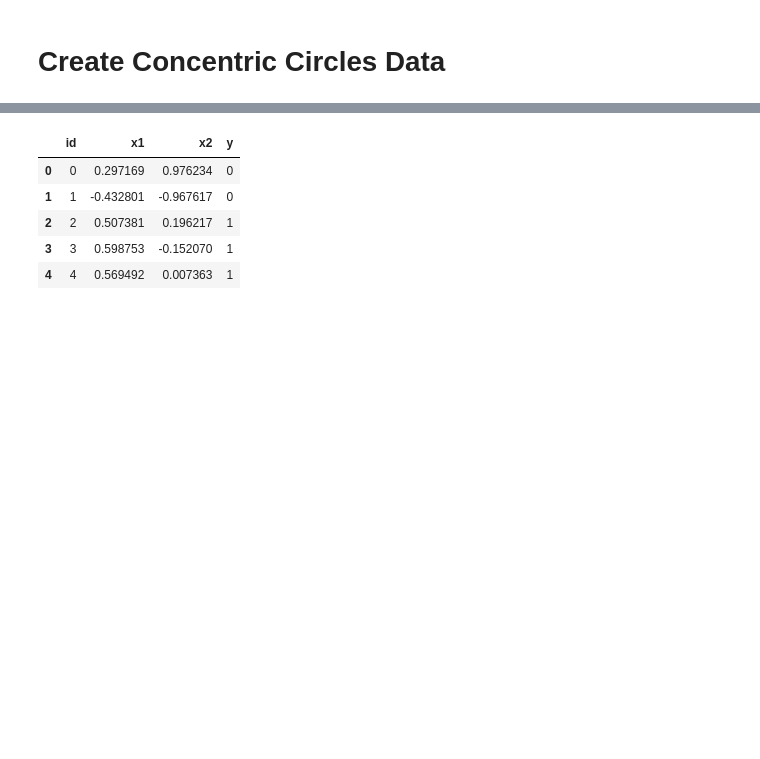
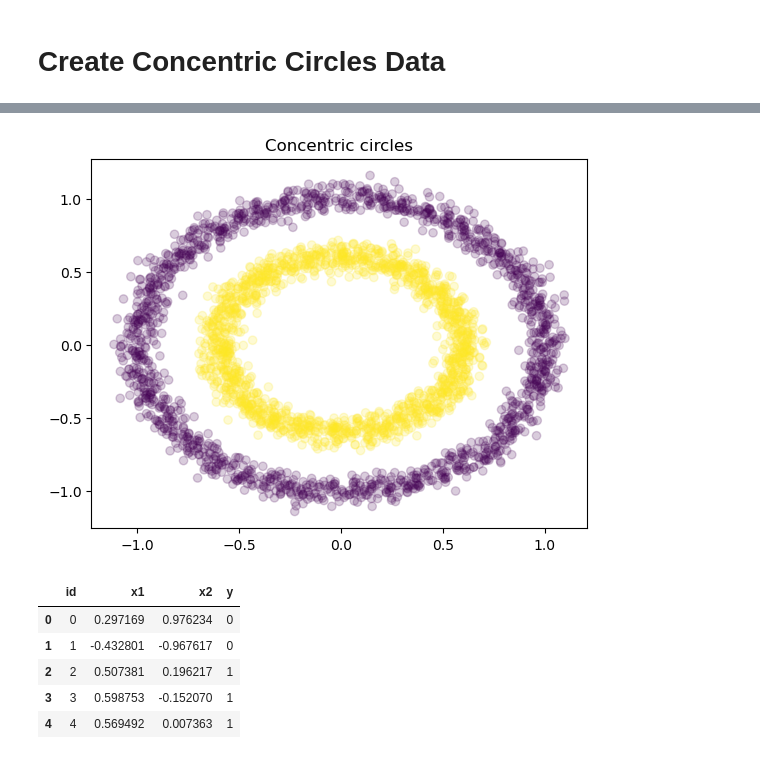
Before and after one commit to readytensor/rt-datasets-clustering, a Jupyter notebook: datasets/concentric_circles/prepare_concentric_circles_data.ipynb, the cells around one changed output, grey strips where cells are left out. Saved outputs shown, nothing was run; the diff lists cells and outputs as text; code cells hidden in the pictures; blank space fills up the shorter version.

Commit message:
add chart for concentric circles synthetic data

```diff
--- a/datasets/concentric_circles/prepare_concentric_circles_data.ipynb
+++ b/datasets/concentric_circles/prepare_concentric_circles_data.ipynb
@@ -22,6 +22,7 @@ inp_fname = 'data.csv'
 outp_fname = os.path.join(output_dir, f'{dataset_name}.csv')
 outp_test_key_fname = os.path.join(output_dir, f'{dataset_name}_test_key.csv')
 outp_infer_instances = os.path.join(output_dir, f'{dataset_name}_infer_req.json')
+outp_fig_fname = os.path.join(output_dir, f'{dataset_name}.png')
 # %% [markdown]
 # Create Concentric Circles Data
 # %%
@@ -49,3 +50,9 @@ num samples: 3000
+# %%
+fig = plt.scatter(X[:,0], X[:, 1], alpha=0.2, c=y)
+plt.title("Concentric circles")
+plt.savefig(outp_fig_fname)
+# %% [output]
+[figure, added]
 # %%
 id_col = "id"
 target_col = "y"
```
Also changed, not shown: parts of 1 cell of this notebook, 2 other files.
